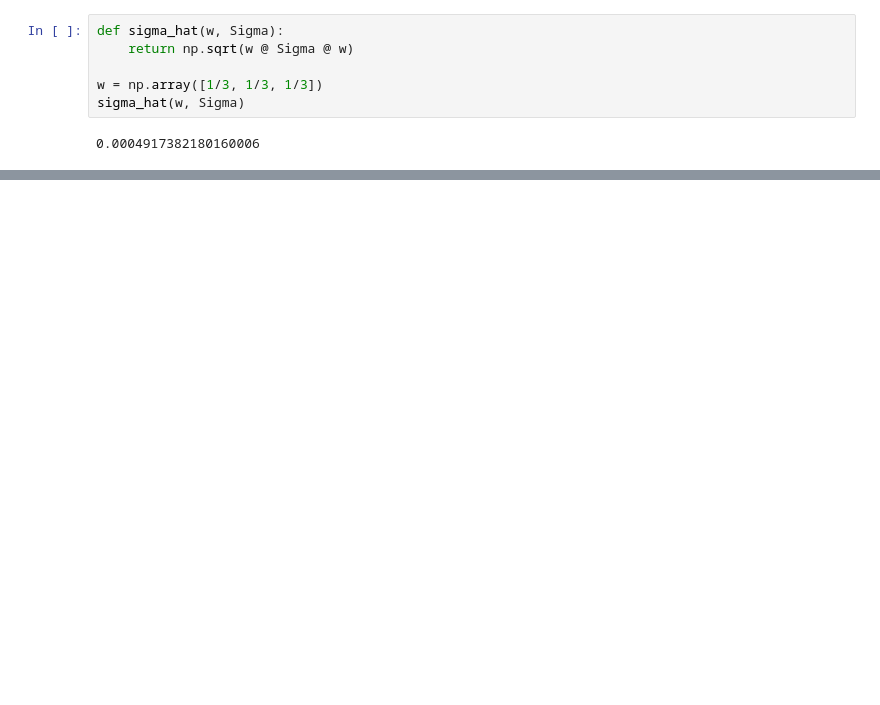
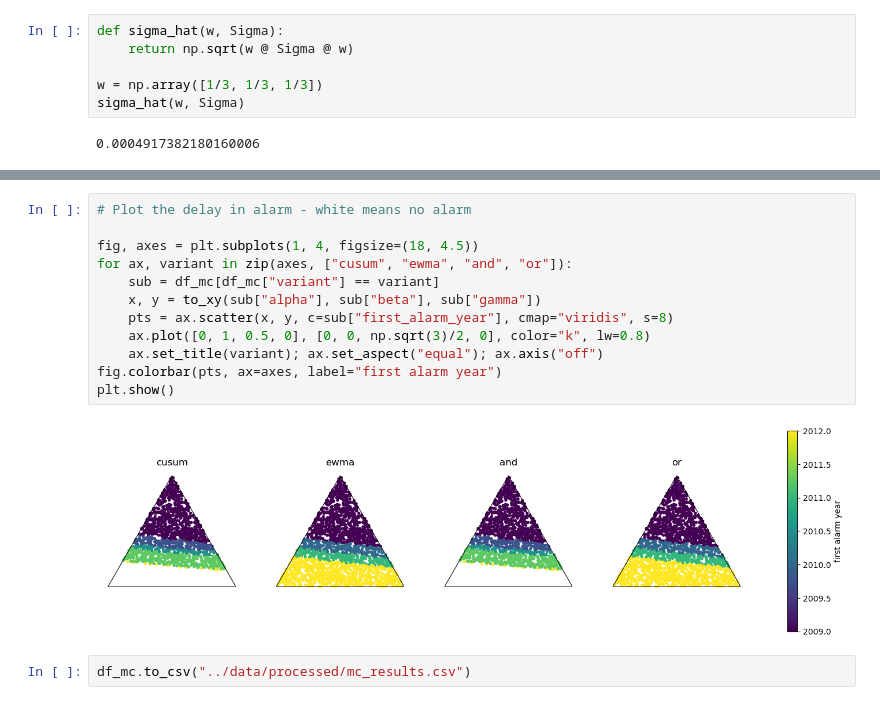
Before and after one commit to jdhilee/fairness_smoke_alarm, a Jupyter notebook: src/monte_carlo_simulations.ipynb, the cells around one changed output, grey strips where cells are left out. Saved outputs shown, nothing was run; the diff lists cells and outputs as text; blank space fills up the shorter version.

```diff
--- a/src/monte_carlo_simulations.ipynb
+++ b/src/monte_carlo_simulations.ipynb
@@ -76,0 +187,16 @@ def evaluate_weighting(alpha, beta, gamma, df_fairness, Sigma,
+# %%
+# Plot the delay in alarm - white means no alarm
+
+fig, axes = plt.subplots(1, 4, figsize=(18, 4.5))
+for ax, variant in zip(axes, ["cusum", "ewma", "and", "or"]):
+    sub = df_mc[df_mc["variant"] == variant]
+    x, y = to_xy(sub["alpha"], sub["beta"], sub["gamma"])
+    pts = ax.scatter(x, y, c=sub["first_alarm_year"], cmap="viridis", s=8)
+    ax.plot([0, 1, 0.5, 0], [0, 0, np.sqrt(3)/2, 0], color="k", lw=0.8)
+    ax.set_title(variant); ax.set_aspect("equal"); ax.axis("off")
+fig.colorbar(pts, ax=axes, label="first alarm year")
+plt.show()
+# %% [output]
+[figure, added]
+# %%
+df_mc.to_csv("../data/processed/mc_results.csv")
```
Also changed, not shown: parts of 17 cells of this notebook.
